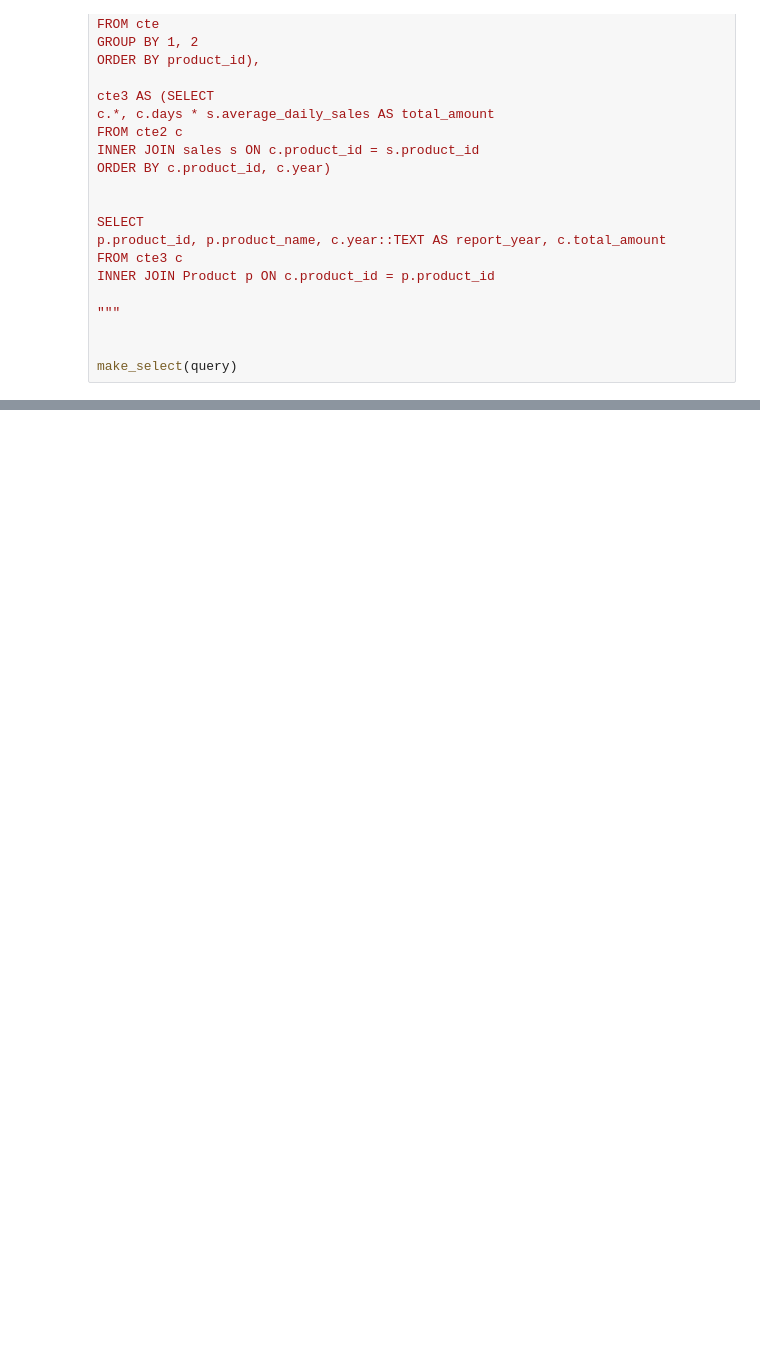
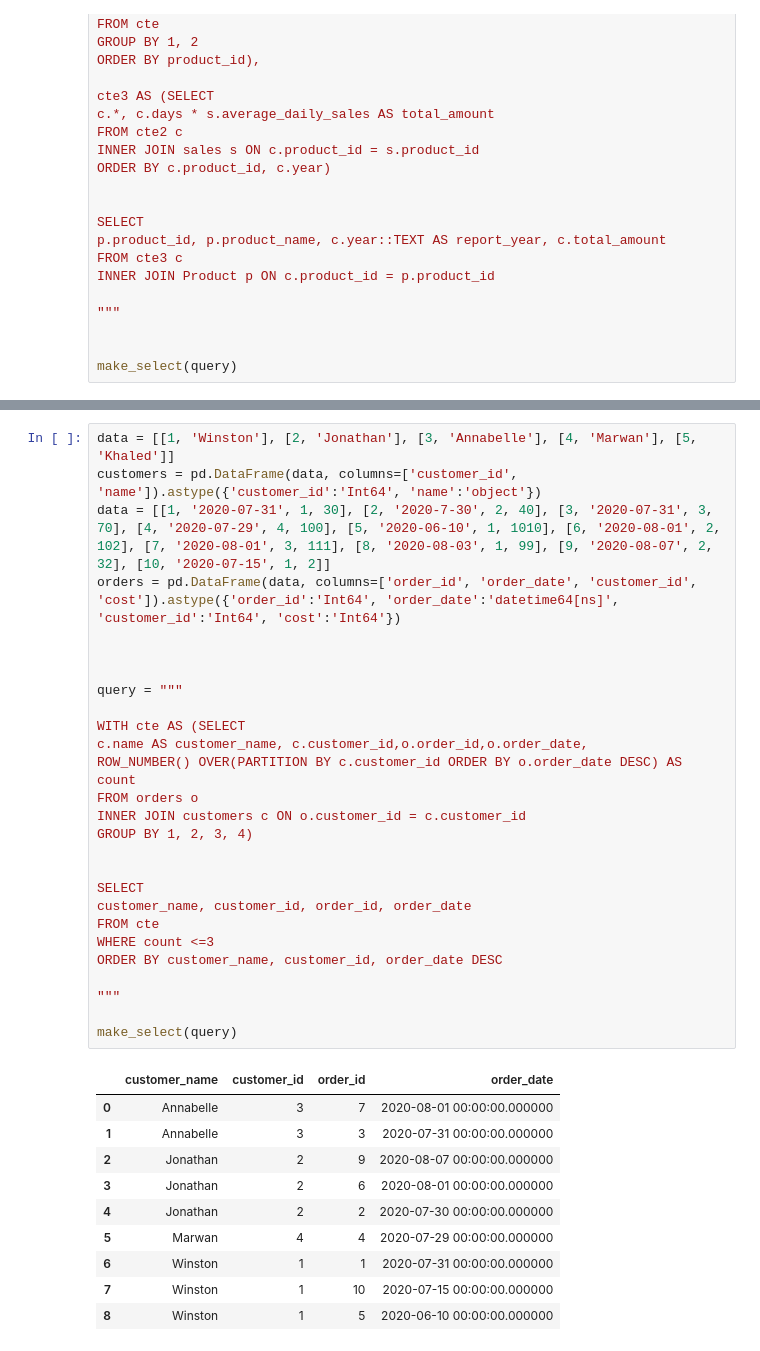
Before and after one commit to baxt1or/leetcode_database_problems, a Jupyter notebook: leetcode_sql_premium.ipynb, the cells around one changed output, grey strips where cells are left out. Drawn from its saved outputs; the diff is of its cells as text; blank space fills up the shorter version.

```diff
--- a/leetcode_sql_premium.ipynb
+++ b/leetcode_sql_premium.ipynb
@@ -8120,0 +9133,38 @@ make_select(query)
+# %%
+data = [[1, 'Winston'], [2, 'Jonathan'], [3, 'Annabelle'], [4, 'Marwan'], [5, 'Khaled']]
+customers = pd.DataFrame(data, columns=['customer_id', 'name']).astype({'customer_id':'Int64', 'name':'object'})
+data = [[1, '2020-07-31', 1, 30], [2, '2020-7-30', 2, 40], [3, '2020-07-31', 3, 70], [4, '2020-07-29', 4, 100], [5, '2020-06-10', 1, 1010], [6, '2020-08-01', 2, 102], [7, '2020-08-01', 3, 111], [8, '2020-08-03', 1, 99], [9, '2020-08-07', 2, 32], [10, '2020-07-15', 1, 2]]
+orders = pd.DataFrame(data, columns=['order_id', 'order_date', 'customer_id', 'cost']).astype({'order_id':'Int64', 'order_date':'datetime64[ns]', 'customer_id':'Int64', 'cost':'Int64'})
+
+
+
+query = """
+
+WITH cte AS (SELECT
+c.name AS customer_name, c.customer_id,o.order_id,o.order_date,
+ROW_NUMBER() OVER(PARTITION BY c.customer_id ORDER BY o.order_date DESC) AS count
+FROM orders o
+INNER JOIN customers c ON o.customer_id = c.customer_id
+GROUP BY 1, 2, 3, 4)
+
+
+SELECT
+customer_name, customer_id, order_id, order_date
+FROM cte
+WHERE count <=3
+ORDER BY customer_name, customer_id, order_date DESC
+
+"""
+
+make_select(query)
+# %% [output]
+|  | customer_name | customer_id | order_id | order_date |
+| 0 | Annabelle | 3 | 7 | 2020-08-01 00:00:00.000000 |
+| 1 | Annabelle | 3 | 3 | 2020-07-31 00:00:00.000000 |
+| 2 | Jonathan | 2 | 9 | 2020-08-07 00:00:00.000000 |
+| 3 | Jonathan | 2 | 6 | 2020-08-01 00:00:00.000000 |
+| 4 | Jonathan | 2 | 2 | 2020-07-30 00:00:00.000000 |
+| 5 | Marwan | 4 | 4 | 2020-07-29 00:00:00.000000 |
+| 6 | Winston | 1 | 1 | 2020-07-31 00:00:00.000000 |
+| 7 | Winston | 1 | 10 | 2020-07-15 00:00:00.000000 |
+| 8 | Winston | 1 | 5 | 2020-06-10 00:00:00.000000 |
```
Also changed, not shown: parts of 53 cells of this notebook.
